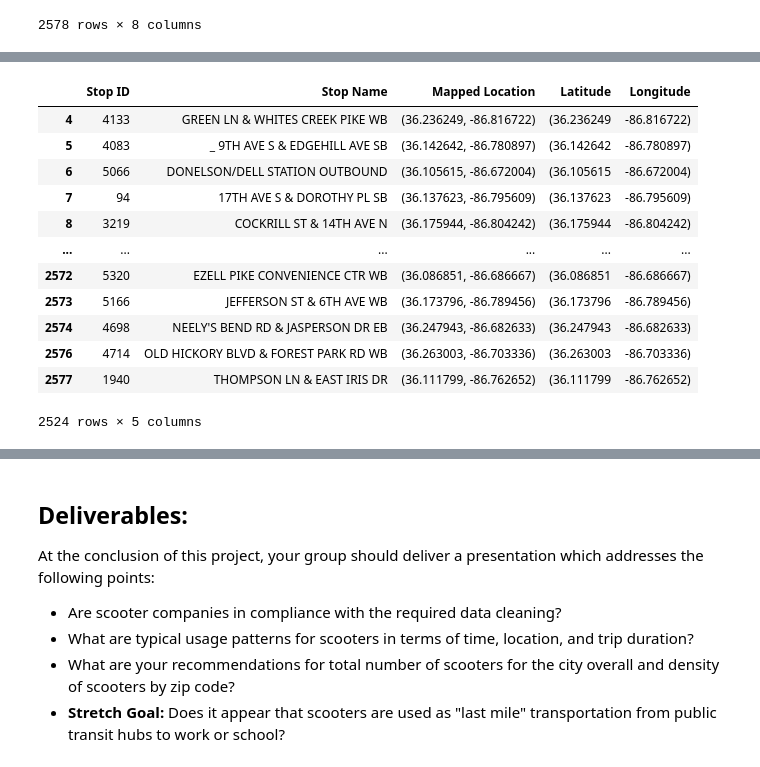
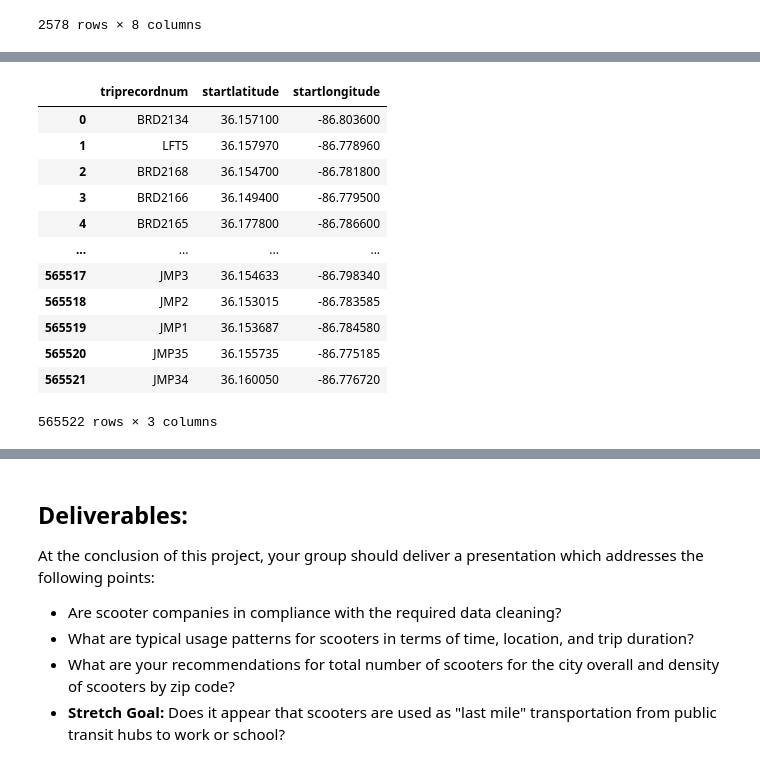
Before and after one commit to NSS-Data-Analytics-Cohort-11/scooters-hot_honey, a Jupyter notebook: notebooks/Scooters.ipynb, the cells around one changed output, grey strips where cells are left out. Saved outputs shown, nothing was run; the diff lists cells and outputs as text; code cells hidden in the pictures.

```diff
--- a/notebooks/Scooters.ipynb
+++ b/notebooks/Scooters.ipynb
@@ -1030,16 +950,17 @@ See the caveats in the documentation: https://pandas.pydata.org/pandas-docs/stab
-# %%
-busstops_locs
-# %% [output]
-|  | Stop ID | Stop Name | Mapped Location | Latitude | Longitude |
-| 4 | 4133 | GREEN LN & WHITES CREEK PIKE WB | (36.236249, -86.816722) | (36.236249 | -86.816722) |
-| 5 | 4083 | _ 9TH AVE S & EDGEHILL AVE SB | (36.142642, -86.780897) | (36.142642 | -86.780897) |
-| 6 | 5066 | DONELSON/DELL STATION OUTBOUND | (36.105615, -86.672004) | (36.105615 | -86.672004) |
-| 7 | 94 | 17TH AVE S & DOROTHY PL SB | (36.137623, -86.795609) | (36.137623 | -86.795609) |
-| 8 | 3219 | COCKRILL ST & 14TH AVE N | (36.175944, -86.804242) | (36.175944 | -86.804242) |
-| ... | ... | ... | ... | ... | ... |
-| 2572 | 5320 | EZELL PIKE CONVENIENCE CTR WB | (36.086851, -86.686667) | (36.086851 | -86.686667) |
-| 2573 | 5166 | JEFFERSON ST & 6TH AVE WB | (36.173796, -86.789456) | (36.173796 | -86.789456) |
-| 2574 | 4698 | NEELY'S BEND RD & JASPERSON DR EB | (36.247943, -86.682633) | (36.247943 | -86.682633) |
-| 2576 | 4714 | OLD HICKORY BLVD & FOREST PARK RD WB | (36.263003, -86.703336) | (36.263003 | -86.703336) |
-| 2577 | 1940 | THOMPSON LN & EAST IRIS DR | (36.111799, -86.762652) | (36.111799 | -86.762652) |
-2524 rows × 5 columns
+# %%
+trips_start_loc = tripsdf[["triprecordnum", "startlatitude", "startlongitude"]]
+trips_start_loc
+# %% [output]
+|  | triprecordnum | startlatitude | startlongitude |
+| 0 | BRD2134 | 36.157100 | -86.803600 |
+| 1 | LFT5 | 36.157970 | -86.778960 |
+| 2 | BRD2168 | 36.154700 | -86.781800 |
+| 3 | BRD2166 | 36.149400 | -86.779500 |
+| 4 | BRD2165 | 36.177800 | -86.786600 |
+| ... | ... | ... | ... |
+| 565517 | JMP3 | 36.154633 | -86.798340 |
+| 565518 | JMP2 | 36.153015 | -86.783585 |
+| 565519 | JMP1 | 36.153687 | -86.784580 |
+| 565520 | JMP35 | 36.155735 | -86.775185 |
+| 565521 | JMP34 | 36.160050 | -86.776720 |
+565522 rows × 3 columns
```
Also changed, not shown: parts of 36 cells of this notebook.
